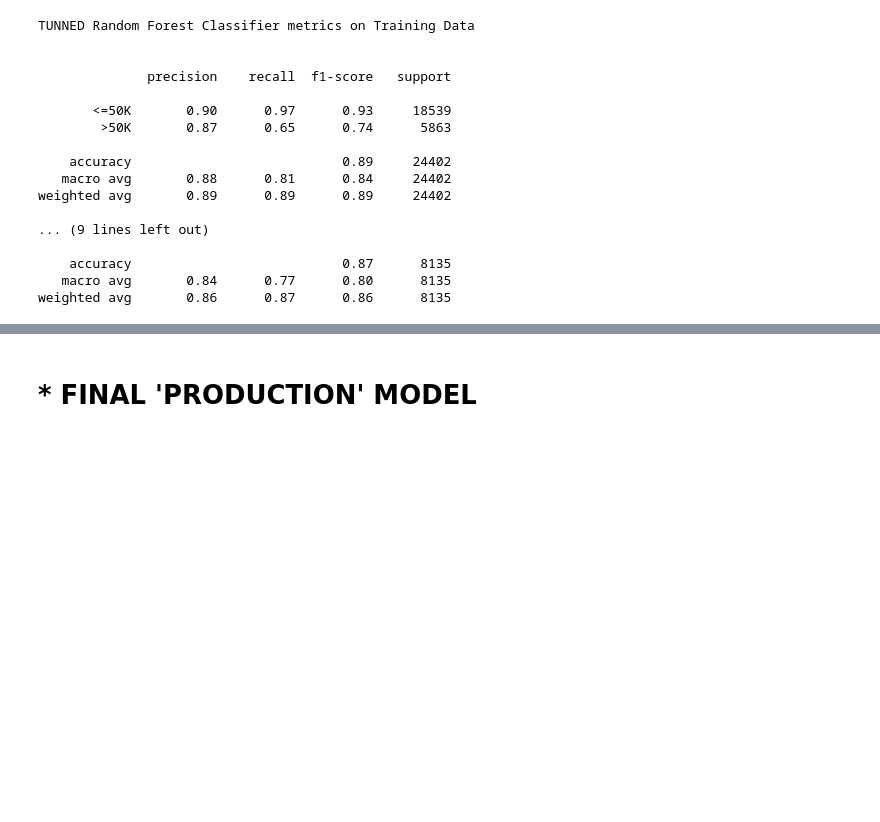
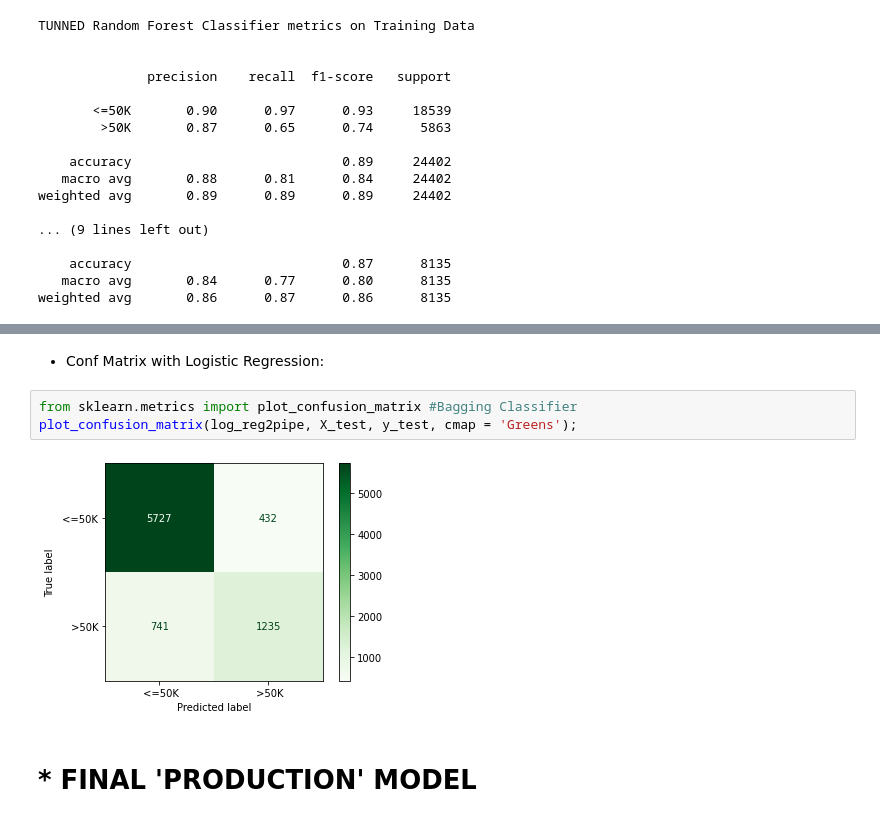
Before and after one commit to jul1andav1d/Census-Data-Prjct-2, a Jupyter notebook: Project_2_Part_4.ipynb, the cells around one changed output, grey strips where cells are left out. Cells and saved outputs as stored; diff of their text form; blank space fills up the shorter version.

```diff
--- a/Project_2_Part_4.ipynb
+++ b/Project_2_Part_4.ipynb
@@ -835,3 +864,10 @@ weighted avg       0.86      0.87      0.86      8135
+# %% [markdown]
+* Conf Matrix with Logistic Regression:
+# %%
+from sklearn.metrics import plot_confusion_matrix #Bagging Classifier
+plot_confusion_matrix(log_reg2pipe, X_test, y_test, cmap = 'Greens');
+# %% [output]
+[figure, added]
 # %% [markdown]
 # * FINAL 'PRODUCTION' MODEL
 # %% [markdown]
```
Also changed, not shown: parts of 8 cells of this notebook.
